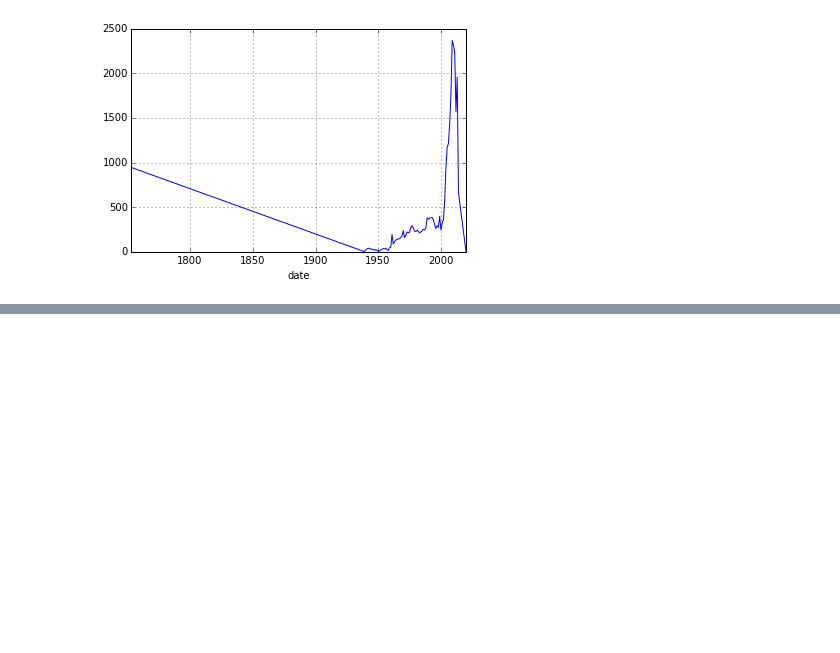
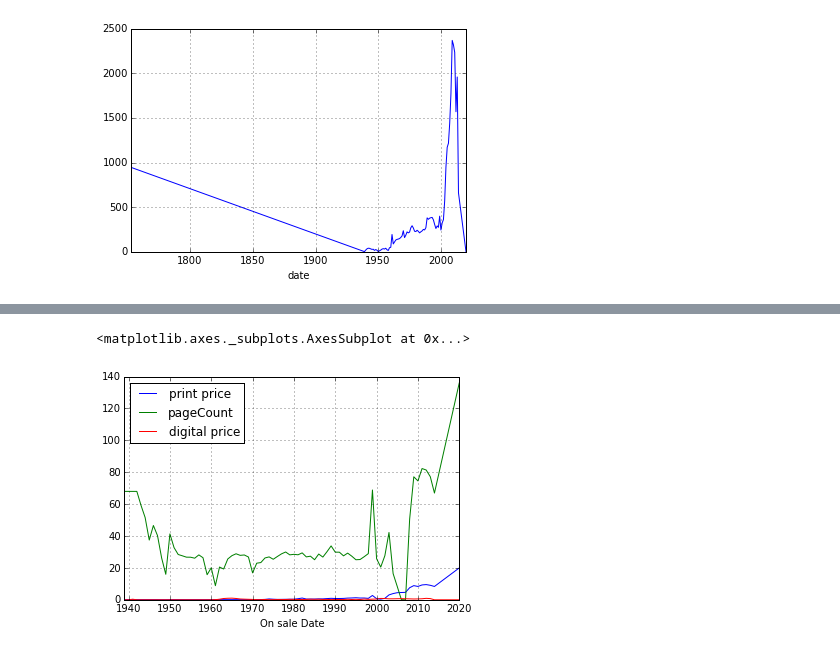
Before and after one commit to maigimenez/aurora, a Jupyter notebook: Python_vlc Octubre.ipynb, the cells around one changed output, grey strips where cells are left out. Cells and saved outputs as stored; diff of their text form; code cells hidden in the pictures; blank space fills up the shorter version.

```diff
--- a/Python_vlc Octubre.ipynb
+++ b/Python_vlc Octubre.ipynb
@@ -745,0 +779,5 @@ Name: On sale Date, Length: 29234, dtype: datetime64[ns]
+# %%
+price_per_year.plot()
+# %% [output]
+<matplotlib.axes._subplots.AxesSubplot at 0x...>
+[figure, added]
```
Also changed, not shown: parts of 28 cells of this notebook.
